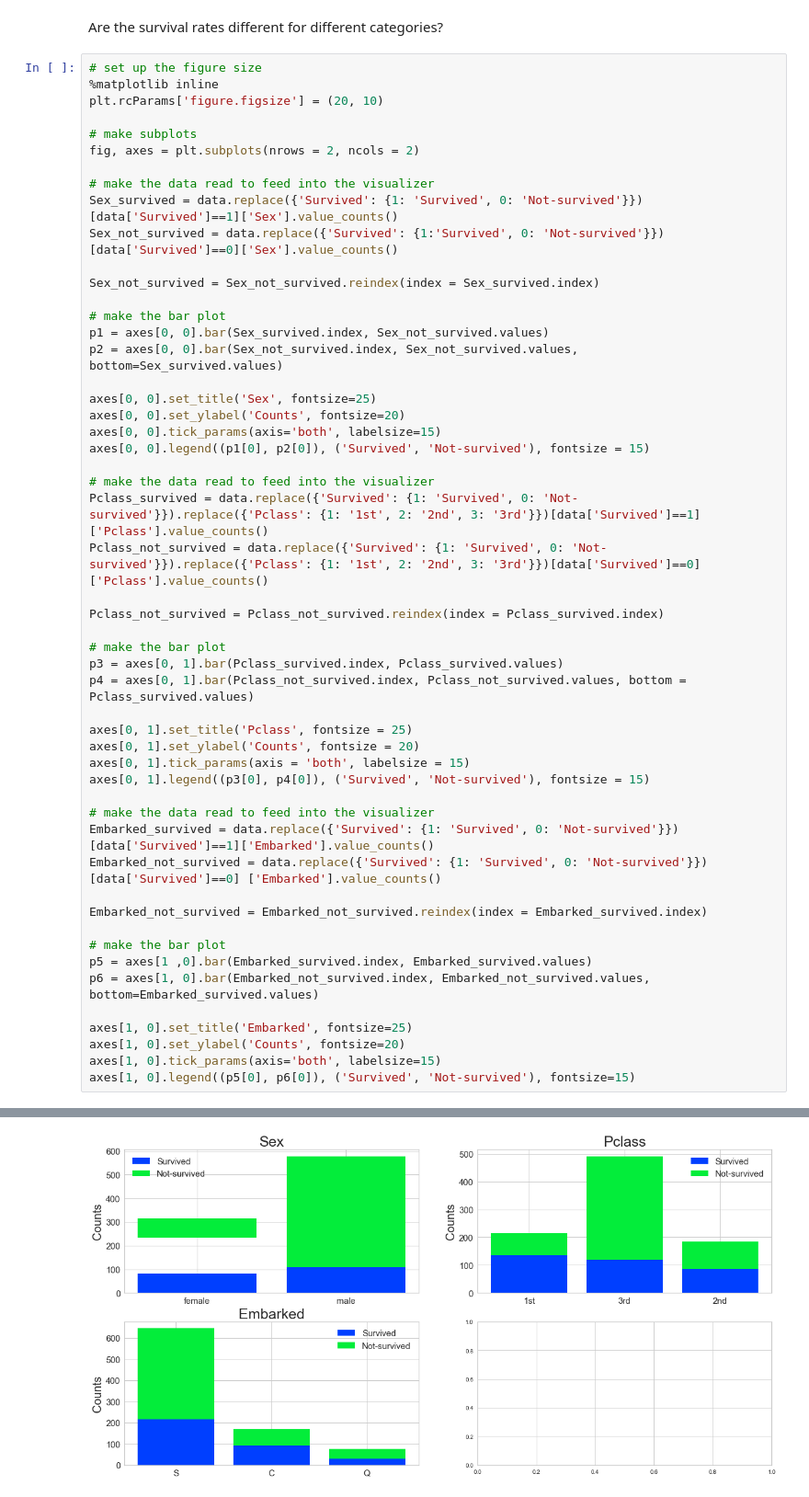
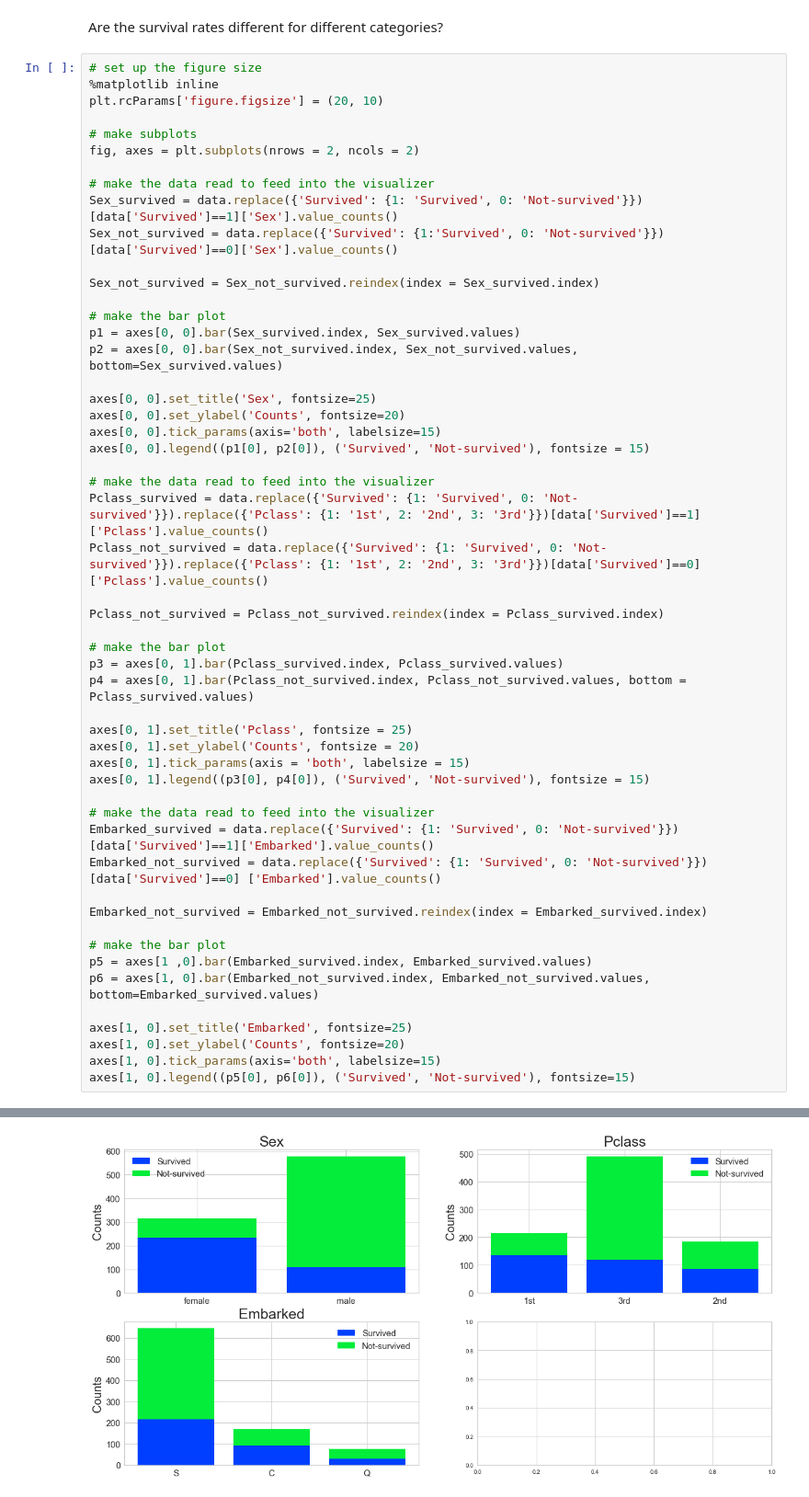
Before and after one commit to kdenny25/Titanic-Survival-Analysis, a Jupyter notebook: Titanic Survivor Analysis.ipynb, the cells around one changed output, grey strips where cells are left out. Shown at 92% size. Drawn from its saved outputs; the diff is of its cells as text.

```diff
--- a/Titanic Survivor Analysis.ipynb
+++ b/Titanic Survivor Analysis.ipynb
@@ -264,7 +264,7 @@ Sex_not_survived = data.replace({'Survived': {1:'Survived', 0: 'Not-survived'}})
 Sex_not_survived = Sex_not_survived.reindex(index = Sex_survived.index)
 
 # make the bar plot
-p1 = axes[0, 0].bar(Sex_survived.index, Sex_not_survived.values)
+p1 = axes[0, 0].bar(Sex_survived.index, Sex_survived.values)
 p2 = axes[0, 0].bar(Sex_not_survived.index, Sex_not_survived.values, bottom=Sex_survived.values)
 
 axes[0, 0].set_title('Sex', fontsize=25)
@@ -276,31 +276,31 @@ axes[0, 0].legend((p1[0], p2[0]), ('Survived', 'Not-survived'), fontsize = 15)
 Pclass_survived = data.replace({'Survived': {1: 'Survived', 0: 'Not-survived'}}).replace({'Pclass': {1: '1st', 2: '2nd', 3: '3rd'}})[data['Survived']==1]['Pclass'].value_counts()
 Pclass_not_survived = data.replace({'Survived': {1: 'Survived', 0: 'Not-survived'}}).replace({'Pclass': {1: '1st', 2: '2nd', 3: '3rd'}})[data['Survived']==0]['Pclass'].value_counts()
 
 Pclass_not_survived = Pclass_not_survived.reindex(index = Pclass_survived.index)
 
 # make the bar plot
 p3 = axes[0, 1].bar(Pclass_survived.index, Pclass_survived.values)
 p4 = axes[0, 1].bar(Pclass_not_survived.index, Pclass_not_survived.values, bottom = Pclass_survived.values)
 
 axes[0, 1].set_title('Pclass', fontsize = 25)
 axes[0, 1].set_ylabel('Counts', fontsize = 20)
 axes[0, 1].tick_params(axis = 'both', labelsize = 15)
 axes[0, 1].legend((p3[0], p4[0]), ('Survived', 'Not-survived'), fontsize = 15)
 
 # make the data read to feed into the visualizer
 Embarked_survived = data.replace({'Survived': {1: 'Survived', 0: 'Not-survived'}}) [data['Survived']==1]['Embarked'].value_counts()
 Embarked_not_survived = data.replace({'Survived': {1: 'Survived', 0: 'Not-survived'}}) [data['Survived']==0] ['Embarked'].value_counts()
 
 Embarked_not_survived = Embarked_not_survived.reindex(index = Embarked_survived.index)
 
 # make the bar plot
 p5 = axes[1 ,0].bar(Embarked_survived.index, Embarked_survived.values)
 p6 = axes[1, 0].bar(Embarked_not_survived.index, Embarked_not_survived.values, bottom=Embarked_survived.values)
 
 axes[1, 0].set_title('Embarked', fontsize=25)
 axes[1, 0].set_ylabel('Counts', fontsize=20)
 axes[1, 0].tick_params(axis='both', labelsize=15)
 axes[1, 0].legend((p5[0], p6[0]), ('Survived', 'Not-survived'), fontsize=15)
 # %% [output]
 <matplotlib.legend.Legend at 0x...>
-[figure, old version]
+[figure, new version]
```
Also changed, not shown: parts of 13 cells of this notebook.
